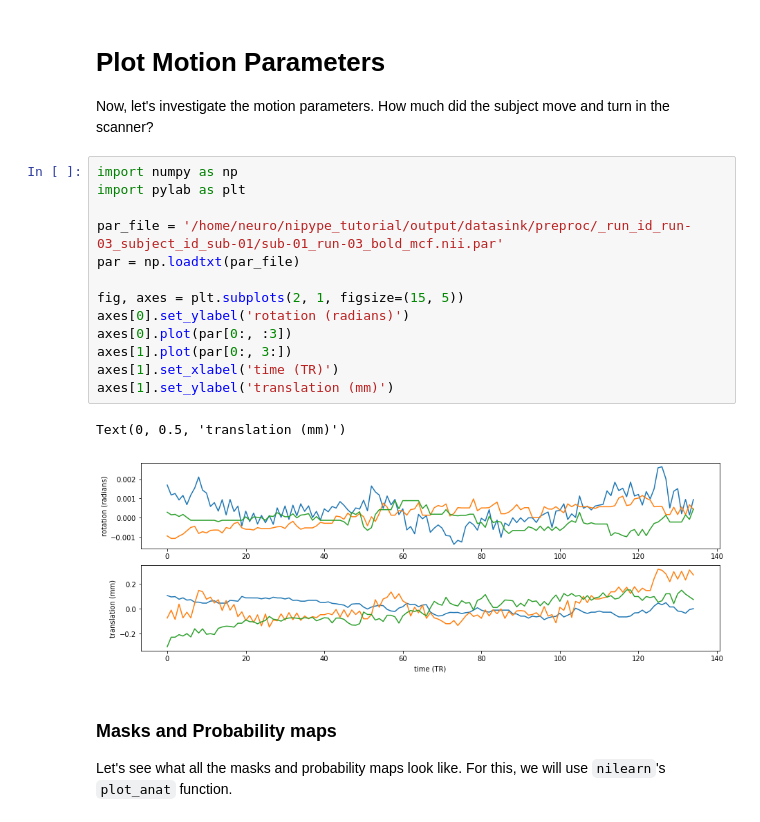
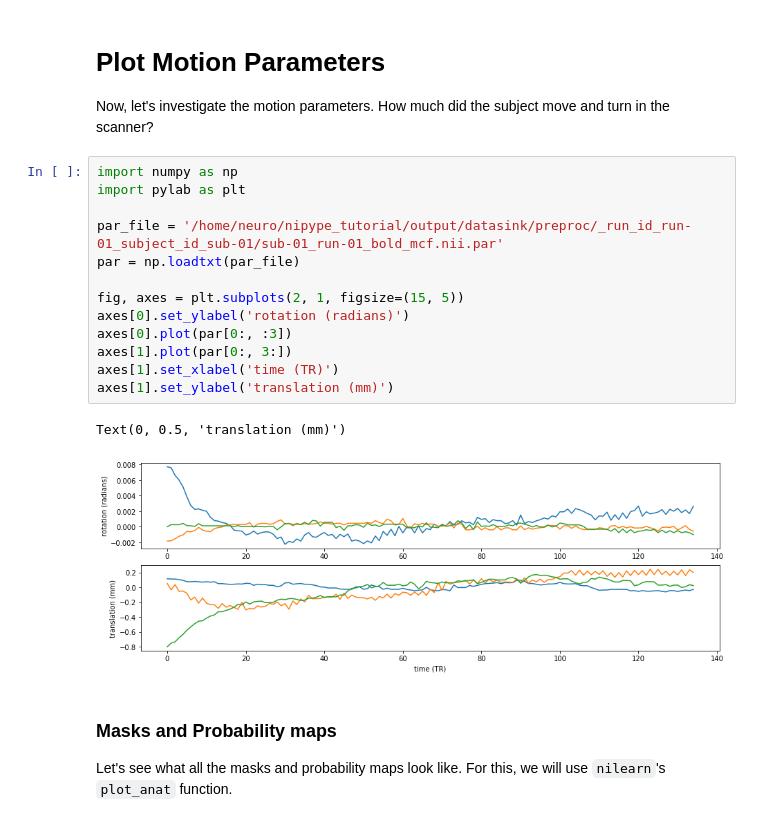
Before and after one commit to asligulkurt/NipypeTutorial, a Jupyter notebook: analysis_pipeline.ipynb, the cells around one changed output. Cells and saved outputs as stored; diff of their text form.

```diff
--- a/preproc_analysis_visual-motor-task.ipynb
+++ b/analysis_pipeline.ipynb
@@ -389,19 +400,19 @@ Now, let's investigate the motion parameters. How much did the subject move and
 # %%
 import numpy as np
 import pylab as plt
 
-par_file = '/home/neuro/nipype_tutorial/output/datasink/preproc/_run_id_run-03_subject_id_sub-01/sub-01_run-03_bold_mcf.nii.par'
+par_file = '/home/neuro/nipype_tutorial/output/datasink/preproc/_run_id_run-01_subject_id_sub-01/sub-01_run-01_bold_mcf.nii.par'
 par = np.loadtxt(par_file)
 
 fig, axes = plt.subplots(2, 1, figsize=(15, 5))
 axes[0].set_ylabel('rotation (radians)')
 axes[0].plot(par[0:, :3])
 axes[1].plot(par[0:, 3:])
 axes[1].set_xlabel('time (TR)')
 axes[1].set_ylabel('translation (mm)')
 # %% [output]
 Text(0, 0.5, 'translation (mm)')
-[figure, old version]
+[figure, new version]
 # %% [markdown]
 ### Masks and Probability maps
 
```
Also changed, not shown: parts of 20 cells of this notebook, 6 other files.
